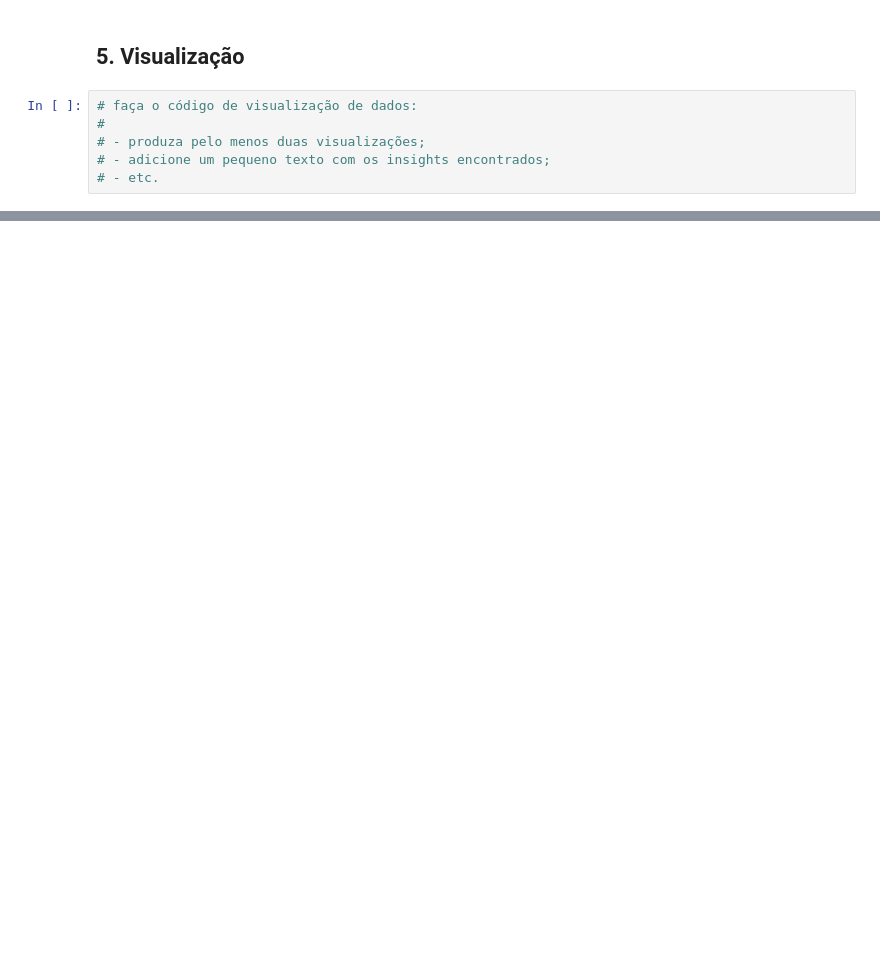
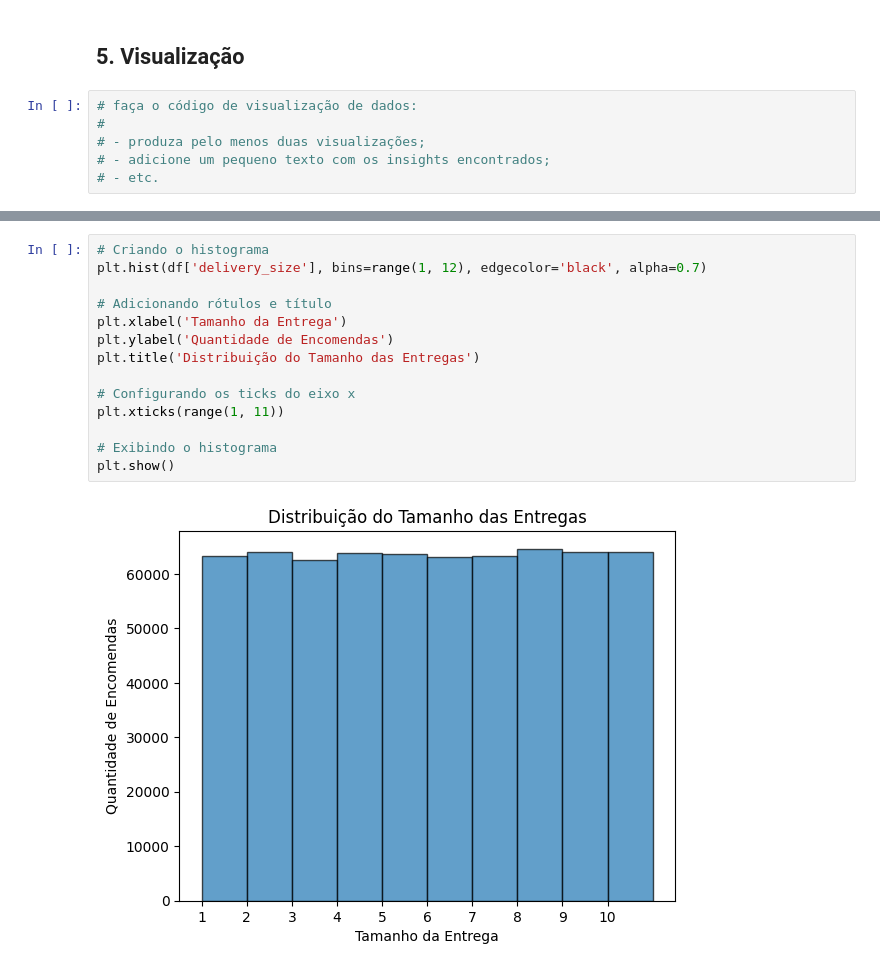
Before and after one commit to leaop/Cursos, a Jupyter notebook: EBAC/atividade16_projeto1.ipynb, the cells around one changed output, grey strips where cells are left out. Cells and saved outputs as stored; diff of their text form; blank space fills up the shorter version.

```diff
--- a/EBAC/atividade16_projeto1.ipynb
+++ b/EBAC/atividade16_projeto1.ipynb
@@ -168,0 +329,16 @@ Error:
+# %%
+# Criando o histograma
+plt.hist(df['delivery_size'], bins=range(1, 12), edgecolor='black', alpha=0.7)
+
+# Adicionando rótulos e título
+plt.xlabel('Tamanho da Entrega')
+plt.ylabel('Quantidade de Encomendas')
+plt.title('Distribuição do Tamanho das Entregas')
+
+# Configurando os ticks do eixo x
+plt.xticks(range(1, 11))
+
+# Exibindo o histograma
+plt.show()
+# %% [output]
+[figure, added]
```
Also changed, not shown: parts of 23 cells of this notebook.
